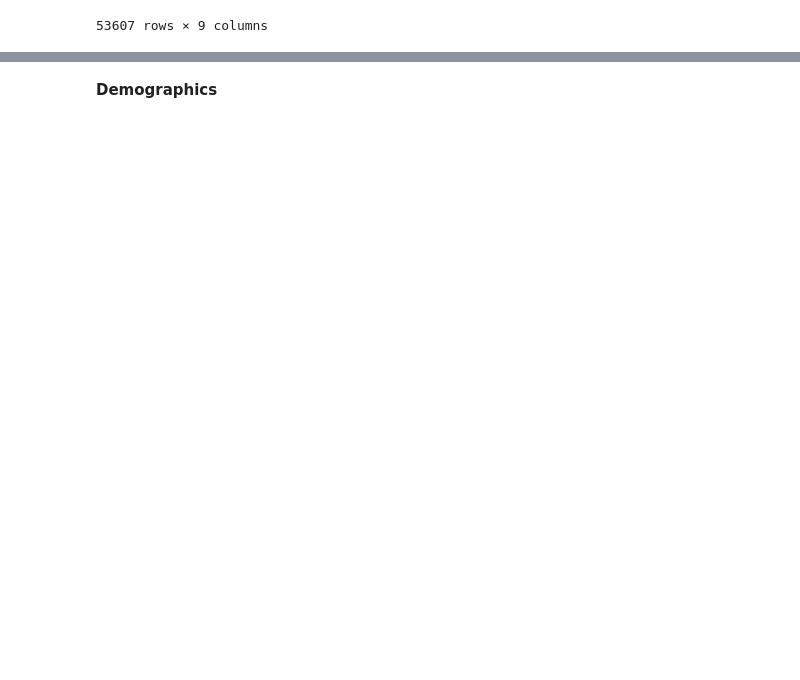
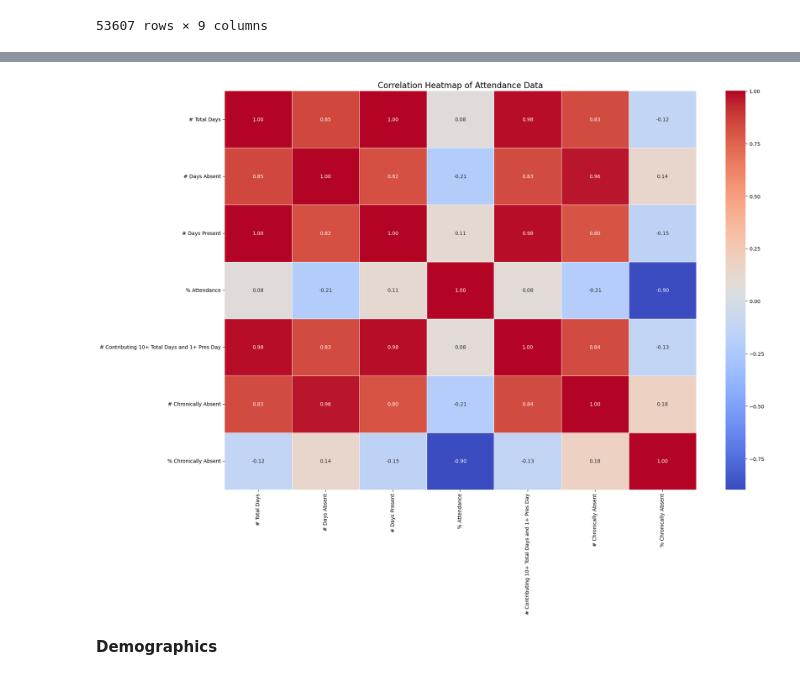
Before and after one commit to Mrfunderburker/Education-Capstone, a Jupyter notebook: code/christina_eda.ipynb, the cells around one changed output, grey strips where cells are left out. Saved outputs shown, nothing was run; the diff lists cells and outputs as text; code cells hidden in the pictures; blank space fills up the shorter version.

```diff
--- a/code/christina_eda.ipynb
+++ b/code/christina_eda.ipynb
@@ -109,0 +142,6 @@ attendance
+# %%
+# Dropped suppressed data
+
+rows_to_drop = attendance.isin(['s']).any(axis=1)
+attendance = attendance[~rows_to_drop]
+attendance
@@ -110,3 +162,20 @@ attendance
+# %%
+attendance_number = attendance.drop(columns=['Grade', 'Year'])
+# Calculate the Correlation Matrix
+correlation_attendance = attendance_number.corr()
+# Generate the Heatmap
+# Set up the matplotlib figure to control the size of the plot.
+plt.figure(figsize=(20, 15))
+# Create the heatmap using seaborn.
+sns.heatmap(correlation_attendance, annot=True, cmap='coolwarm', fmt='.2f', linewidths=.5)
+# Add a title to the plot for clarity.
+plt.title('Correlation Heatmap of Attendance Data', fontsize=16)
+# Ensure the plot layout is tight.
+plt.tight_layout()
+# Display the plot.
+plt.show()
+# %% [output]
+[figure, added]
 # %% [markdown]
 **Demographics**
 # %%
```
Also changed, not shown: parts of 3 cells of this notebook.
